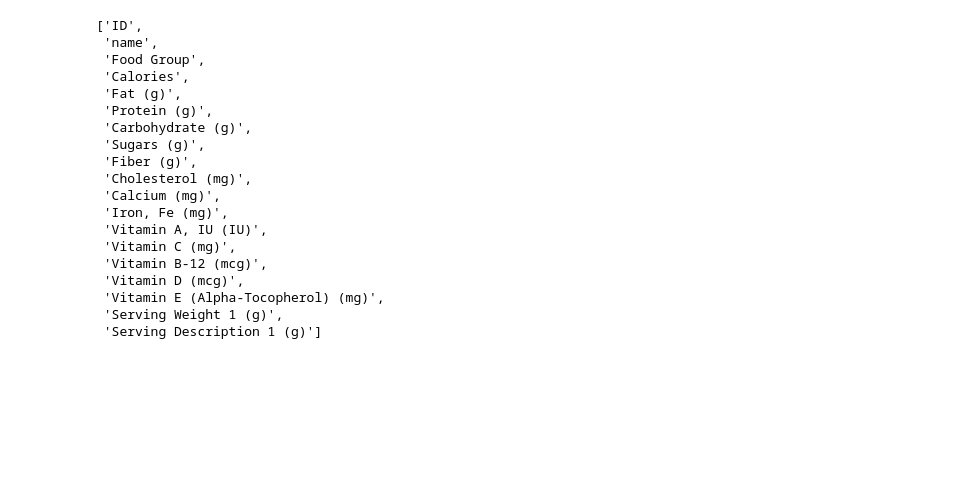
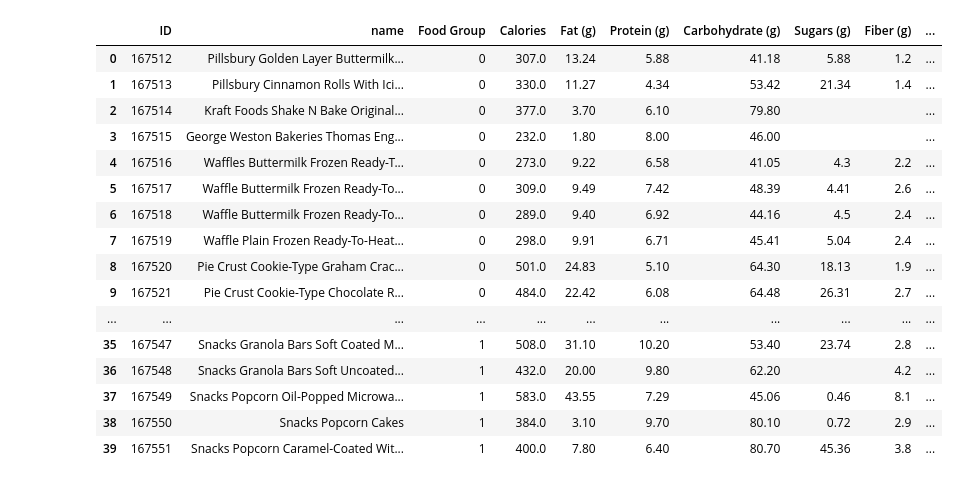
Before and after one commit to pGUPT4/food-tracker, a Jupyter notebook: ContentFilter.ipynb, the cells around one changed output. Drawn from its saved outputs; the diff is of its cells as text; code cells hidden in the pictures; blank space fills up the shorter version.

Commit message:
Data cleaning: Encoded 'Food Group' values

```diff
--- a/ContentFilter.ipynb
+++ b/ContentFilter.ipynb
@@ -168,24 +114,8 @@ drop_set5 = ['Potassium, K (mg)',
 # %%
-df.drop(drop_set5, inplace = True, axis = 1)
+df.drop(merged_drop_list, inplace= True, axis = 1)
-# %%
-list(df)
-# %% [output]
-['ID',
- 'name',
- 'Food Group',
- 'Calories',
- 'Fat (g)',
- 'Protein (g)',
- 'Carbohydrate (g)',
- 'Sugars (g)',
- 'Fiber (g)',
- 'Cholesterol (mg)',
- 'Calcium (mg)',
- 'Iron, Fe (mg)',
- 'Vitamin A, IU (IU)',
- 'Vitamin C (mg)',
- 'Vitamin B-12 (mcg)',
- 'Vitamin D (mcg)',
- 'Vitamin E (Alpha-Tocopherol) (mg)',
- 'Serving Weight 1 (g)',
- 'Serving Description 1 (g)']
+# %%
+for feature in list(df):
+    df[feature] = df[feature].fillna('')
+# %%
+unique_values = df['Food Group'].unique()
+food_name_dictionary = {}
@@ -191,0 +129,22 @@ list(df)
+# %%
+df['Food Group'].replace(unique_values, [i for i in range(23)], inplace=True)
+# %%
+df.head(40)
+# %% [output]
+|  | ID | name | Food Group | Calories | Fat (g) | Protein (g) | Carbohydrate (g) | Sugars (g) | Fiber (g) | ... |
+| 0 | 167512 | Pillsbury Golden Layer Buttermilk... | 0 | 307.0 | 13.24 | 5.88 | 41.18 | 5.88 | 1.2 | ... |
+| 1 | 167513 | Pillsbury Cinnamon Rolls With Ici... | 0 | 330.0 | 11.27 | 4.34 | 53.42 | 21.34 | 1.4 | ... |
+| 2 | 167514 | Kraft Foods Shake N Bake Original... | 0 | 377.0 | 3.70 | 6.10 | 79.80 |  |  | ... |
+| 3 | 167515 | George Weston Bakeries Thomas Eng... | 0 | 232.0 | 1.80 | 8.00 | 46.00 |  |  | ... |
+| 4 | 167516 | Waffles Buttermilk Frozen Ready-T... | 0 | 273.0 | 9.22 | 6.58 | 41.05 | 4.3 | 2.2 | ... |
+| 5 | 167517 | Waffle Buttermilk Frozen Ready-To... | 0 | 309.0 | 9.49 | 7.42 | 48.39 | 4.41 | 2.6 | ... |
+| 6 | 167518 | Waffle Buttermilk Frozen Ready-To... | 0 | 289.0 | 9.40 | 6.92 | 44.16 | 4.5 | 2.4 | ... |
+| 7 | 167519 | Waffle Plain Frozen Ready-To-Heat... | 0 | 298.0 | 9.91 | 6.71 | 45.41 | 5.04 | 2.4 | ... |
+| 8 | 167520 | Pie Crust Cookie-Type Graham Crac... | 0 | 501.0 | 24.83 | 5.10 | 64.30 | 18.13 | 1.9 | ... |
+| 9 | 167521 | Pie Crust Cookie-Type Chocolate R... | 0 | 484.0 | 22.42 | 6.08 | 64.48 | 26.31 | 2.7 | ... |
+| ... | ... | ... | ... | ... | ... | ... | ... | ... | ... | ... |
+| 35 | 167547 | Snacks Granola Bars Soft Coated M... | 1 | 508.0 | 31.10 | 10.20 | 53.40 | 23.74 | 2.8 | ... |
+| 36 | 167548 | Snacks Granola Bars Soft Uncoated... | 1 | 432.0 | 20.00 | 9.80 | 62.20 |  | 4.2 | ... |
+| 37 | 167549 | Snacks Popcorn Oil-Popped Microwa... | 1 | 583.0 | 43.55 | 7.29 | 45.06 | 0.46 | 8.1 | ... |
+| 38 | 167550 | Snacks Popcorn Cakes | 1 | 384.0 | 3.10 | 9.70 | 80.10 | 0.72 | 2.9 | ... |
+| 39 | 167551 | Snacks Popcorn Caramel-Coated Wit... | 1 | 400.0 | 7.80 | 6.40 | 80.70 | 45.36 | 3.8 | ... |
```
Also changed, not shown: parts of 12 cells of this notebook, 4 other files.
